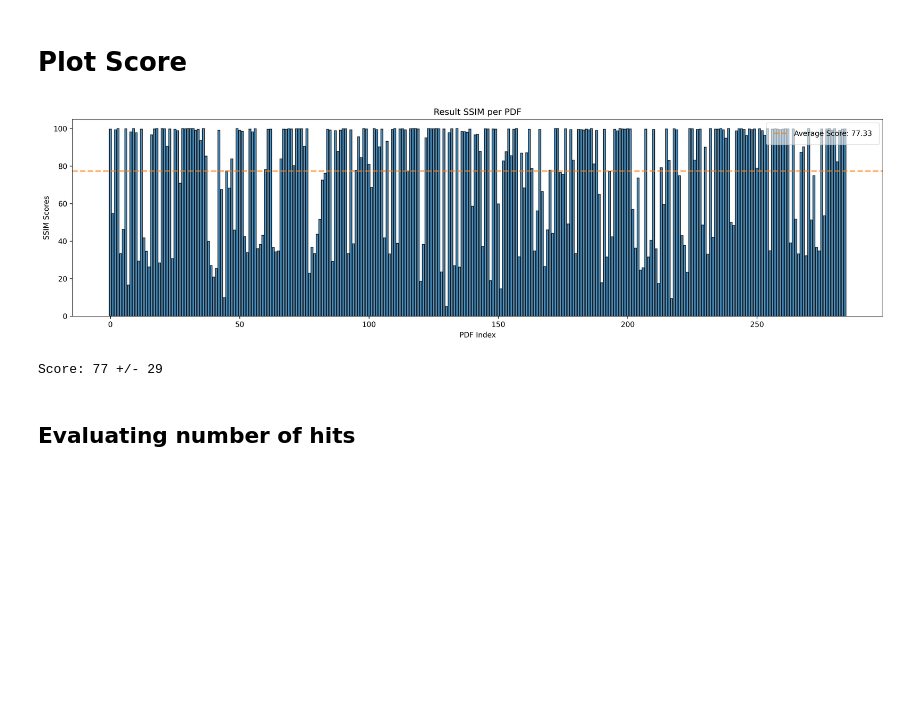
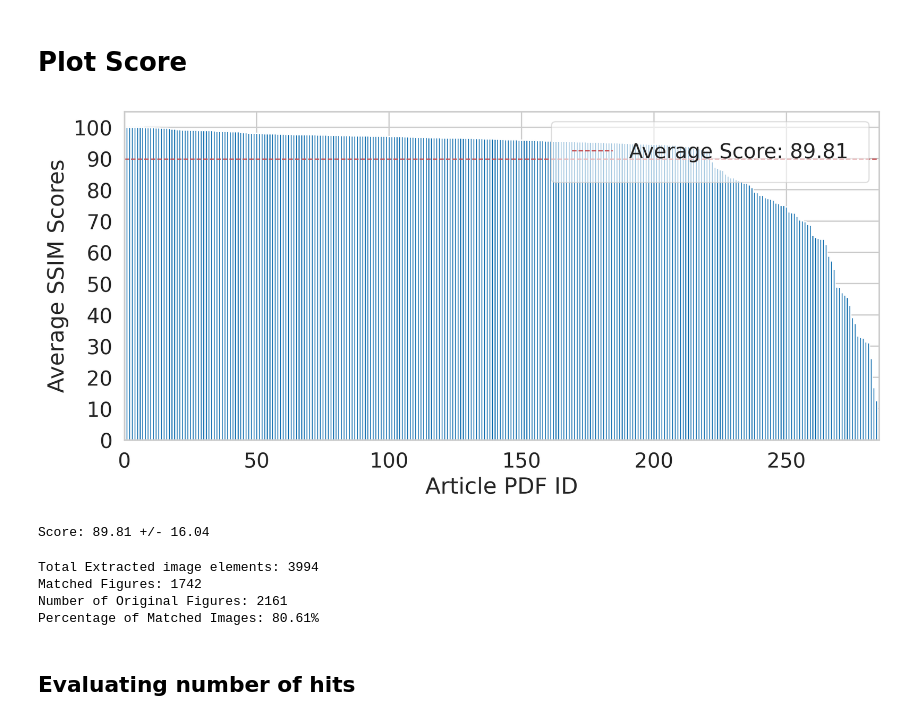
Before and after one commit to danielmoreira/sciint, a Jupyter notebook: PDF Image Extraction.ipynb, the cells around one changed output. Saved outputs shown, nothing was run; the diff lists cells and outputs as text; code cells hidden in the pictures; blank space fills up the shorter version.

```diff
--- a/PDF Image Extraction.ipynb
+++ b/PDF Image Extraction.ipynb
@@ -337,27 +354,59 @@ for pdf_id in tqdm(annotations.keys()):
 # %%
 import numpy as np
 import matplotlib.pyplot as plt
 import matplotlib.colors as mcolors
+import seaborn as sns
+
+sns.set_theme(style="whitegrid", font_scale=1.5)
+# increase font size
+plt.rcParams.update({'font.size': 22})
+
 means = [pdf_scores[pdf]['mean_ssim'] for pdf in pdf_scores.keys()]
+means = sorted(means,reverse=True)
 y = np.array(means)
 x = np.arange(len(means))
 
-plt.figure(figsize=(20,5),dpi=300)
-# plt.hist(y, bins=np.arange(0,100,1),facecolor='#266DD3',edgecolor='black')
-plt.axhline(y.mean(), color=mcolors.TABLEAU_COLORS['tab:orange'], linestyle='dashed', linewidth=2,label=f'Average Score: {y.mean():.2f}', alpha=0.7)
-plt.bar(x, means, color=mcolors.TABLEAU_COLORS['tab:blue'],edgecolor='black', alpha=0.8)
-# plt.scatter(x,means)
-plt.title("Result SSIM per PDF")
-plt.xlabel('PDF Index')
-plt.ylabel("SSIM Scores")
+plt.figure(figsize=(10,5),dpi=300)
+plt.axhline(y.mean(), color='r', linestyle='dashed', linewidth=1,label=f'Average Score: {y.mean():.2f}' )
+plt.bar(x, means, color=mcolors.TABLEAU_COLORS['tab:blue'])
+plt.xlabel('Article PDF ID')
+plt.ylabel("Average SSIM Scores")
+# make graph starts in zero
+plt.xlim(0,len(x))
+plt.yticks(np.arange(0, 110, 10))
+# make graph readable
 plt.legend(fancybox=True, framealpha=0.6, borderpad=1)
-
+plt.tight_layout()
+plt.savefig('ssim_scores.pdf')
 plt.show()
 
-print(f"Score: {y.mean():.0f} +/- {y.std():.0f}")
+print(f"Score: {y.mean():.2f} +/- {y.std():.2f}")
 # %% [output]
-[figure, old version]
+[figure, new version]
-Score: 77 +/- 29
+Score: 89.81 +/- 16.04
+# %%
+# total number of extracted images
+total_extracted = len(glob("/data/jcardenuto/projects/thesis-images/sciint/xfigs/**/*", recursive=True))
+print(f"Total Extracted image elements: {total_extracted}")
+# total number of matched images
+total_matched = 0
+for pdf in pdf_scores.keys():
+    for fig in pdf_scores[pdf].keys():
+        if fig.startswith('fig'):
+            if pdf_scores[pdf][fig]['match'] != '':
+                total_matched += 1
+print(f"Matched Figures: {total_matched}")
+# total number of orig images
+total_orig = len(glob("/data/jcardenuto/projects/thesis-images/sciint/pdf-content-extraction-data/figures/**/*", recursive=True))
+print(f"Number of Original Figures: {total_orig}")
+
+# percentage of matched images
+print(f"Percentage of Matched Images: {total_matched/total_orig*100:.2f}%")
+# %% [output]
+Total Extracted image elements: 3994
+Matched Figures: 1742
+Number of Original Figures: 2161
+Percentage of Matched Images: 80.61%
 # %% [markdown]
 ## Evaluating number of hits
 # %% [markdown]
```
Also changed, not shown: parts of 12 cells of this notebook.
